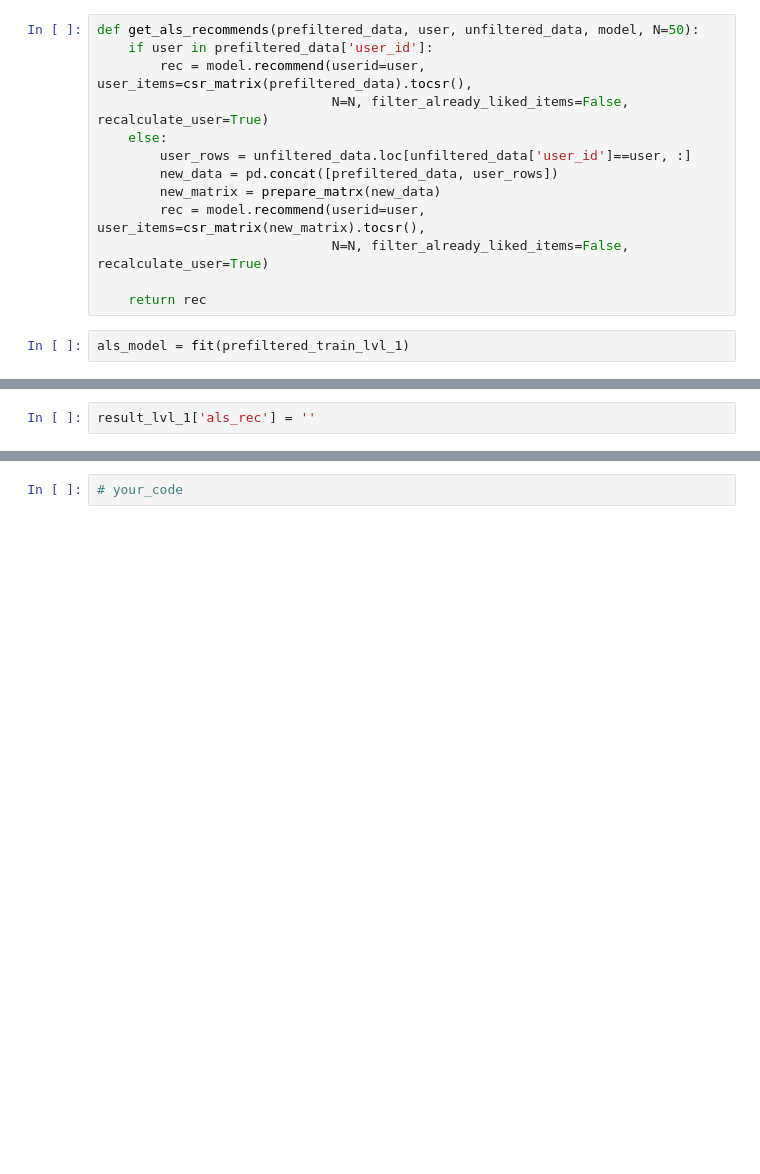
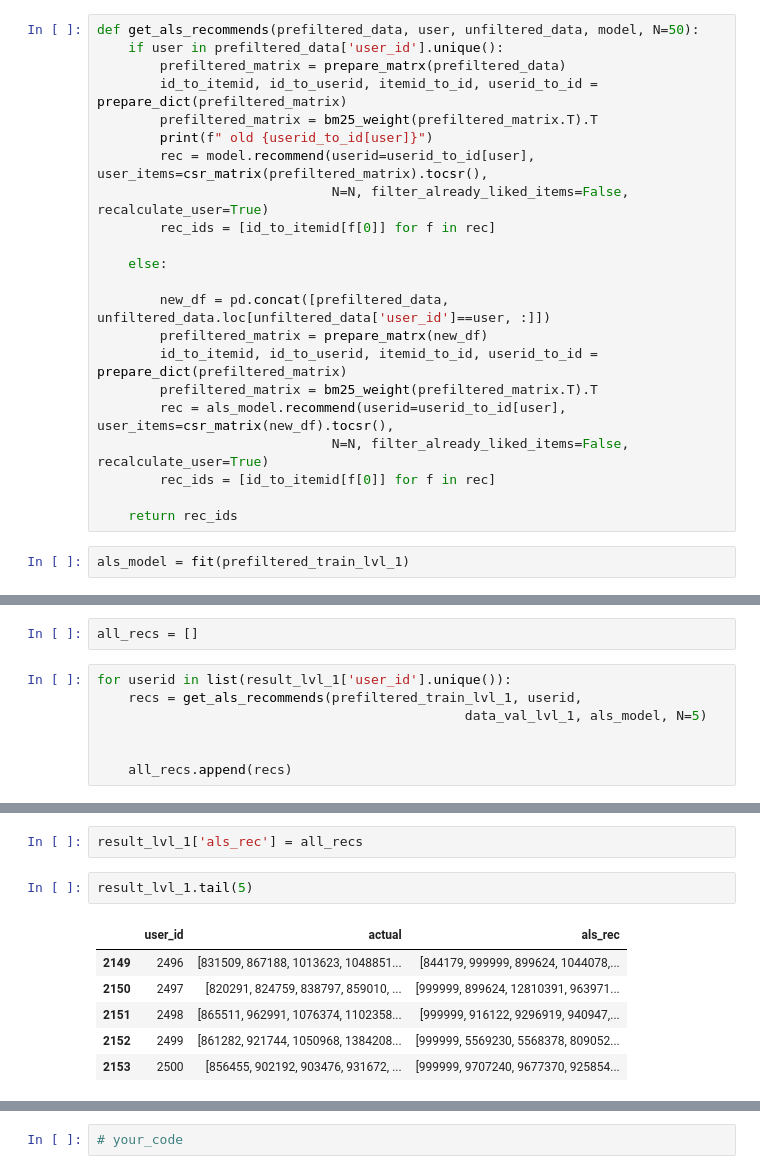
Before and after one commit to aldalinde/ReSys, a Jupyter notebook: hmw_6/hw_webinar_6.ipynb, the cells around one changed output, grey strips where cells are left out. Cells and saved outputs as stored; diff of their text form; blank space fills up the shorter version.

```diff
--- a/hmw_6/hw_webinar_6.ipynb
+++ b/hmw_6/hw_webinar_6.ipynb
@@ -122,16 +159,25 @@ def fit(data, n_factors=20, regularization=0.001, iterations=15, num_threads=4):
     return model
 # %%
 def get_als_recommends(prefiltered_data, user, unfiltered_data, model, N=50):
-    if user in prefiltered_data['user_id']:
-        rec = model.recommend(userid=user, user_items=csr_matrix(prefiltered_data).tocsr(),
+    if user in prefiltered_data['user_id'].unique():
+        prefiltered_matrix = prepare_matrx(prefiltered_data)
+        id_to_itemid, id_to_userid, itemid_to_id, userid_to_id = prepare_dict(prefiltered_matrix)
+        prefiltered_matrix = bm25_weight(prefiltered_matrix.T).T
+        print(f" old {userid_to_id[user]}")
+        rec = model.recommend(userid=userid_to_id[user], user_items=csr_matrix(prefiltered_matrix).tocsr(),
                               N=N, filter_already_liked_items=False, recalculate_user=True)
+        rec_ids = [id_to_itemid[f[0]] for f in rec]
+
     else:
-        user_rows = unfiltered_data.loc[unfiltered_data['user_id']==user, :]
-        new_data = pd.concat([prefiltered_data, user_rows])
-        new_matrix = prepare_matrx(new_data)
-        rec = model.recommend(userid=user, user_items=csr_matrix(new_matrix).tocsr(),
+
+        new_df = pd.concat([prefiltered_data, unfiltered_data.loc[unfiltered_data['user_id']==user, :]])
+        prefiltered_matrix = prepare_matrx(new_df)
+        id_to_itemid, id_to_userid, itemid_to_id, userid_to_id = prepare_dict(prefiltered_matrix)
+        prefiltered_matrix = bm25_weight(prefiltered_matrix.T).T
+        rec = als_model.recommend(userid=userid_to_id[user], user_items=csr_matrix(new_df).tocsr(),
                               N=N, filter_already_liked_items=False, recalculate_user=True)
+        rec_ids = [id_to_itemid[f[0]] for f in rec]
 
-    return rec
+    return rec_ids
 # %%
 als_model = fit(prefiltered_train_lvl_1)
@@ -137,0 +187,9 @@ als_model = fit(prefiltered_train_lvl_1)
+# %%
+all_recs = []
+# %%
+for userid in list(result_lvl_1['user_id'].unique()):
+    recs = get_als_recommends(prefiltered_train_lvl_1, userid,
+                                               data_val_lvl_1, als_model, N=5)
+
+
+    all_recs.append(recs)
@@ -138,3 +214,12 @@ als_model = fit(prefiltered_train_lvl_1)
 # %%
-result_lvl_1['als_rec'] = ''
+result_lvl_1['als_rec'] = all_recs
+# %%
+result_lvl_1.tail(5)
+# %% [output]
+|  | user_id | actual | als_rec |
+| 2149 | 2496 | [831509, 867188, 1013623, 1048851... | [844179, 999999, 899624, 1044078,... |
+| 2150 | 2497 | [820291, 824759, 838797, 859010, ... | [999999, 899624, 12810391, 963971... |
+| 2151 | 2498 | [865511, 962991, 1076374, 1102358... | [999999, 916122, 9296919, 940947,... |
+| 2152 | 2499 | [861282, 921744, 1050968, 1384208... | [999999, 5569230, 5568378, 809052... |
+| 2153 | 2500 | [856455, 902192, 903476, 931672, ... | [999999, 9707240, 9677370, 925854... |
 # %%
```
Also changed, not shown: parts of 16 cells of this notebook.
